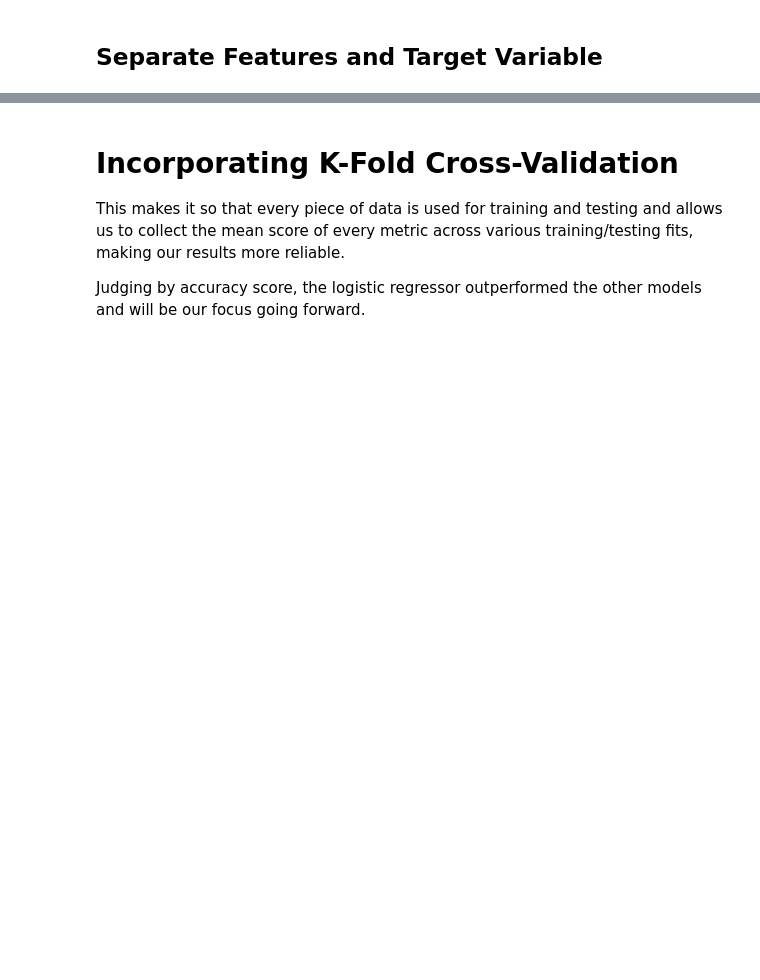
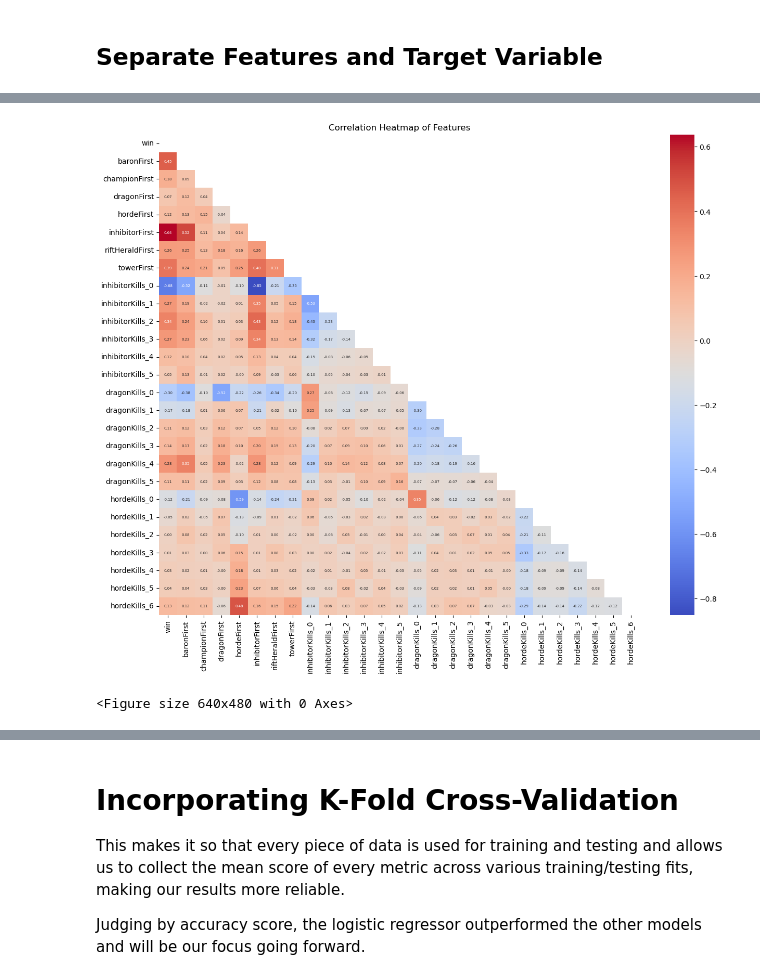
Before and after one commit to JacobMaurice/lol-win-predict, a Jupyter notebook: LoL_Win_Predict_Static.ipynb, the cells around one changed output, grey strips where cells are left out. Saved outputs shown, nothing was run; the diff lists cells and outputs as text; code cells hidden in the pictures; blank space fills up the shorter version.

```diff
--- a/LoL_Win_Predict_Static.ipynb
+++ b/LoL_Win_Predict_Static.ipynb
@@ -31,9 +77,12 @@ More information on how the data was collected can be found there in the followi
 # %%
 # Specify the path to your Parquet file with gzip compression
-file_path = 'objectives_blue_df.parquet.gzip'
+file_path = 'objectives_data.parquet.gzip'
 
 # Read the Parquet file
 table = pq.read_table(file_path)
 
 # Convert the table to a Pandas DataFrame if needed
-objectives_blue_df = table.to_pandas()
+objectives_data = table.to_pandas()
+
+# Keep only boolean variables
+objectives_data = objectives_data.select_dtypes(include='bool')
@@ -39,0 +91,19 @@ objectives_blue_df = table.to_pandas()
+# %%
+# View DataFrame
+#dtale.show(objectives_data).open_browser()
+
+# Remove features with excess NaNs
+objectives_clean = objectives_data.dropna(axis=1)
+
+# Determine which columns were dropped
+original_cols = objectives_data.columns
+dropped_columns = original_cols.difference(objectives_clean.columns)
+
+# View new DataFrame
+#dtale.show(objectives_clean).open_browser()
+
+print(f'Number of columns in objectives_data: {len(objectives_data.columns)}')
+print(f'Number of columns in objectives_clean: {len(objectives_clean.columns)}')
+print("Dropped columns:", dropped_columns)
+
+# No NaN values in data
@@ -113,0 +172,16 @@ Even though some of the features are deemed insignificant, they improve our mode
+# %%
+# Correlation matrix
+corr_matrix = objectives_clean.corr()
+
+# Create a mask for the upper triangle
+mask = np.triu(np.ones_like(corr_matrix, dtype=bool))
+
+# Plot heat map
+plt.figure(figsize=(15, 12))
+sns.heatmap(corr_matrix, mask=mask, annot=True, cmap='coolwarm', fmt=".2f", square=True, annot_kws={"size": 5})
+plt.title('Correlation Heatmap of Features')
+plt.show()
+plt.clf()
+# %% [output]
+[figure, added]
+<Figure size 640x480 with 0 Axes>
```
Also changed, not shown: parts of 20 cells of this notebook.
